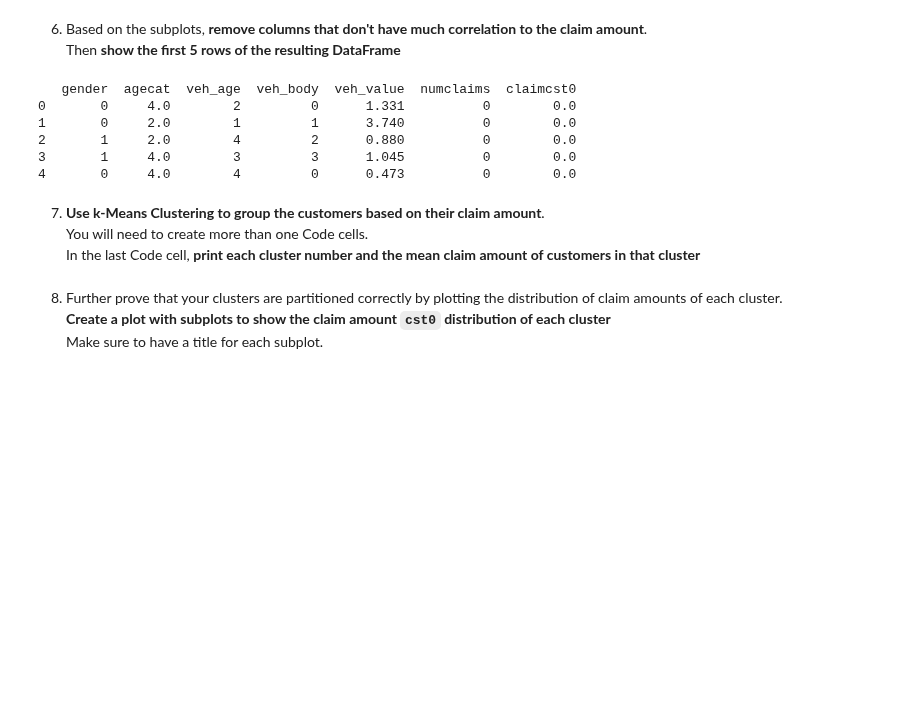
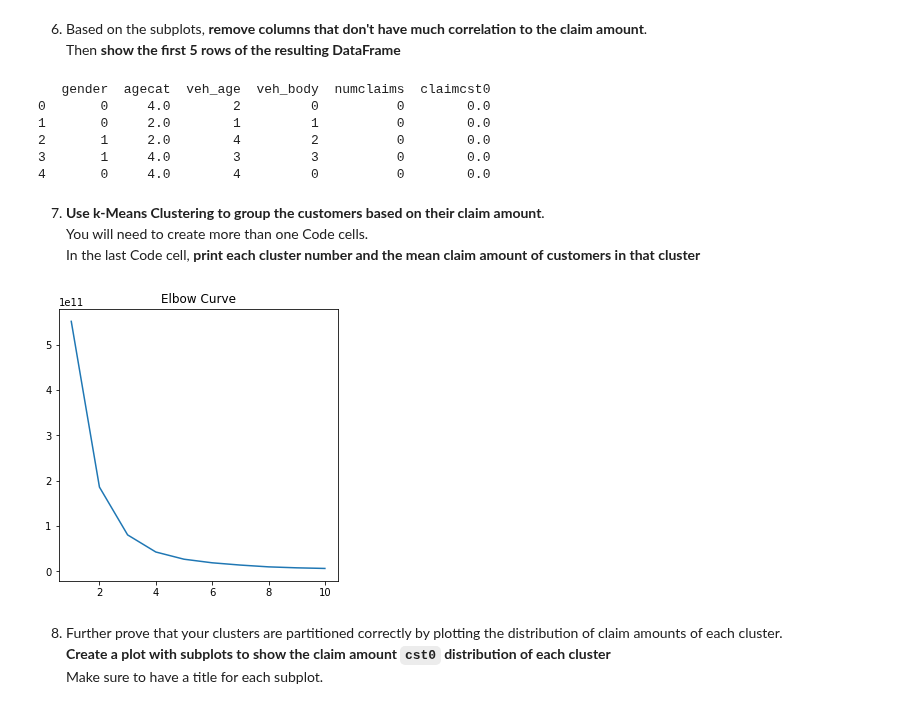
Before and after one commit to Pratyush-Shanbhag/Introduction_To_Data_Science, a Jupyter notebook: Lab_3b/lab3b.ipynb, the cells around one changed output. Saved outputs shown, nothing was run; the diff lists cells and outputs as text; code cells hidden in the pictures; blank space fills up the shorter version.

Commit message:
began implementing k-means clustering

```diff
--- a/Lab_3b/lab3b.ipynb
+++ b/Lab_3b/lab3b.ipynb
@@ -125,19 +126,31 @@ for i in range(df.shape[1]-1):
 6. Based on the subplots, __remove columns that don't have much correlation to the claim amount__.<br>
 Then __show the first 5 rows of the resulting DataFrame__
 # %%
-df.drop(columns=["credit_score", "traffic_index"], inplace=True)
+df.drop(columns=["credit_score", "traffic_index", "veh_value"], inplace=True)
 print(df.head())
 # %% [output]
-   gender  agecat  veh_age  veh_body  veh_value  numclaims  claimcst0
-0       0     4.0        2         0      1.331          0        0.0
-1       0     2.0        1         1      3.740          0        0.0
-2       1     2.0        4         2      0.880          0        0.0
-3       1     4.0        3         3      1.045          0        0.0
-4       0     4.0        4         0      0.473          0        0.0
+   gender  agecat  veh_age  veh_body  numclaims  claimcst0
+0       0     4.0        2         0          0        0.0
+1       0     2.0        1         1          0        0.0
+2       1     2.0        4         2          0        0.0
+3       1     4.0        3         3          0        0.0
+4       0     4.0        4         0          0        0.0
 # %% [markdown]
 7. __Use k-Means Clustering to group the customers based on their claim amount__.<br>
 You will need to create more than one Code cells.<br>
 In the last Code cell, __print each cluster number and the mean claim amount of customers in that cluster__
+# %%
+wcss=[]
+for i in range(1,11):
+    kmeans=KMeans(n_clusters=i,init='k-means++')   # k-means++ is a good general purpose seed value for randomly selecting the initial centroids
+    kmeans.fit(df)
+    wcss.append(kmeans.inertia_)
+fig = plt.figure(figsize=(5,5))
+plt.plot(np.arange(1,11),wcss)
+plt.title('Elbow Curve')
+plt.show()
+# %% [output]
+[figure, added]
 # %% [markdown]
 8. Further prove that your clusters are partitioned correctly by plotting the distribution of claim amounts of each cluster.<br>
 __Create a plot with subplots to show the claim amount `cst0` distribution of each cluster__<br>
```
Also changed, not shown: parts of 2 cells of this notebook.
